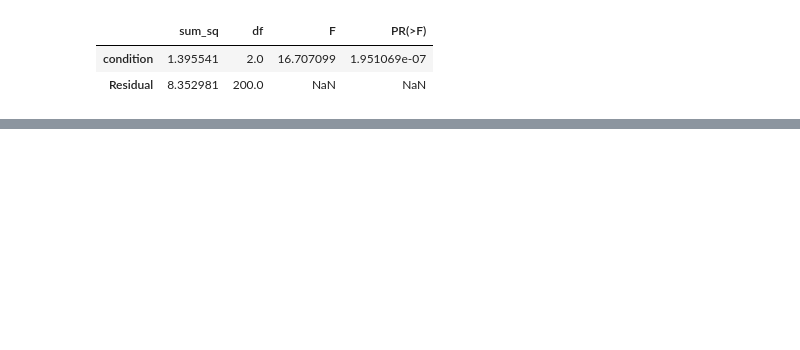
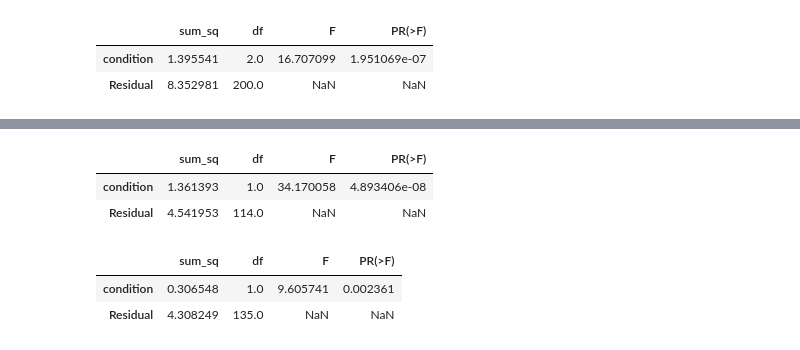
Before and after one commit to c-bun/Riboglow-Tools, a Jupyter notebook: SgExptAnalizer.ipynb, the cells around one changed output, grey strips where cells are left out. Cells and saved outputs as stored; diff of their text form; code cells hidden in the pictures; blank space fills up the shorter version.

```diff
--- a/SgExptAnalizer.ipynb
+++ b/SgExptAnalizer.ipynb
@@ -205,0 +214,12 @@ test.anova()
+# %%
+test.anova(df=test.df[test.df['condition']!='pos plate 2'])
+# %% [output]
+|  | sum_sq | df | F | PR(>F) |
+| condition | 1.361393 | 1.0 | 34.170058 | 4.893406e-08 |
+| Residual | 4.541953 | 114.0 | NaN | NaN |
+# %%
+test.anova(df=test.df[test.df['condition']!='pos plate 3'])
+# %% [output]
+|  | sum_sq | df | F | PR(>F) |
+| condition | 0.306548 | 1.0 | 9.605741 | 0.002361 |
+| Residual | 4.308249 | 135.0 | NaN | NaN |
```
Also changed, not shown: parts of 4 cells of this notebook, 1 other file.
